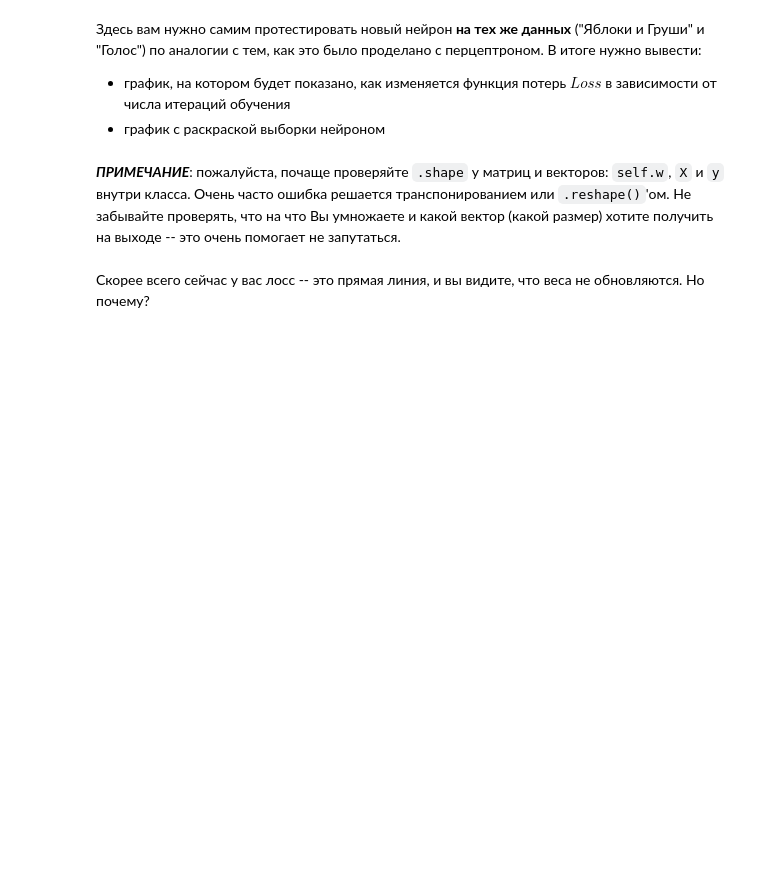
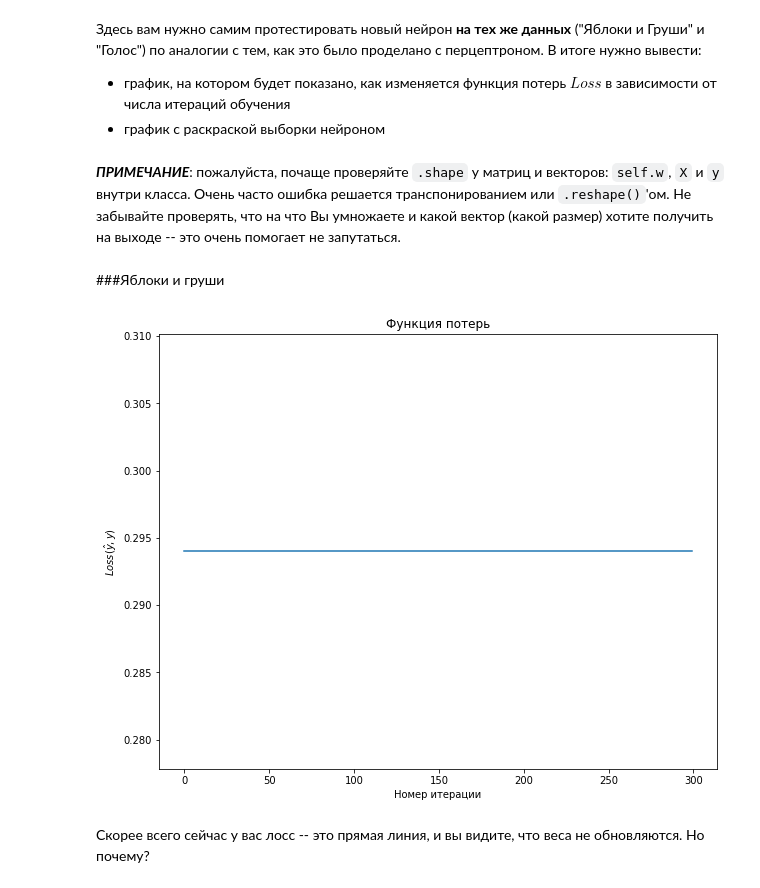
Before and after one commit to I-SER-I/I-SER-I-ITMO-ML-5-sem, a Jupyter notebook: Lab6(2).ipynb, the cells around one changed output. Saved outputs shown, nothing was run; the diff lists cells and outputs as text; code cells hidden in the pictures; blank space fills up the shorter version.

```diff
--- a/Lab6(2).ipynb
+++ b/Lab6(2).ipynb
@@ -32,0 +50,3 @@ def Loss(y_pred, y):
+# %%
+X_apples_pears = apples_pears_data.iloc[:,:2].values
+y_apples_pears = apples_pears_data.target.values.reshape(-1, 1)
@@ -88,7 +126,3 @@ $$ \frac{\partial Loss}{\partial w} = \begin{equation*}
 Почему в первом случае будет 0? Потому что в формулу $y_i^2$ не входят веса , а мы берём производную именно по весам $w$.
 
 * Реализуйте ReLU и её производную:
-# %%
-def relu(x):
-    """ReLU-функция"""
-    return <Ваш код здесь>
@@ -98,0 +129,4 @@ def relu_derivative(x):
+# %%
+def relu(x):
+    """ReLU-функция"""
+    return np.array(list(map(lambda x: 0 if x <= 0 else x, x.ravel()))).reshape(-1, 1)
@@ -163,18 +214,20 @@ class NeuronReLU:
 * график с раскраской выборки нейроном
 # %% [markdown]
 ***ПРИМЕЧАНИЕ***: пожалуйста, почаще проверяйте `.shape` у матриц и векторов: `self.w`, `X` и `y` внутри класса. Очень часто ошибка решается транспонированием или `.reshape()`'ом. Не забывайте проверять, что на что Вы умножаете и какой вектор (какой размер) хотите получить на выходе -- это очень помогает не запутаться.
+# %% [markdown]
+###Яблоки и груши
+# %%
+neuron = NeuronReLU()
+loss_values = neuron.fit(X_apples_pears, y_apples_pears)
 # %%
-%%time
-
-neuron = <Ваш код здесь>
-Loss_values = <Ваш код здесь>
-
 plt.figure(figsize=(10, 8))
-plt.plot(Loss_values)
-plt.title('Функция потерь', fontsize=15)
-plt.xlabel('номер итерации', fontsize=14)
-plt.ylabel('$Loss(\hat{y}, y)$', fontsize=14)
+plt.title("Функция потерь")
+plt.xlabel("Номер итерации")
+plt.ylabel("$Loss(\hat{y}, y)$")
+plt.plot(loss_values)
 plt.show()
+# %% [output]
+[figure, added]
 # %% [markdown]
 Скорее всего сейчас у вас лосс -- это прямая линия, и вы видите, что веса не обновляются. Но почему?
 # %% [markdown]
```
Also changed, not shown: parts of 36 cells of this notebook.
